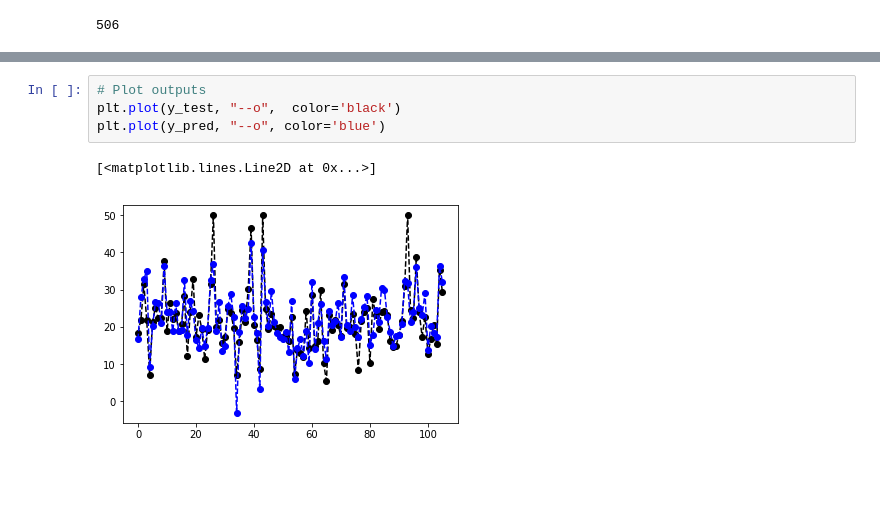
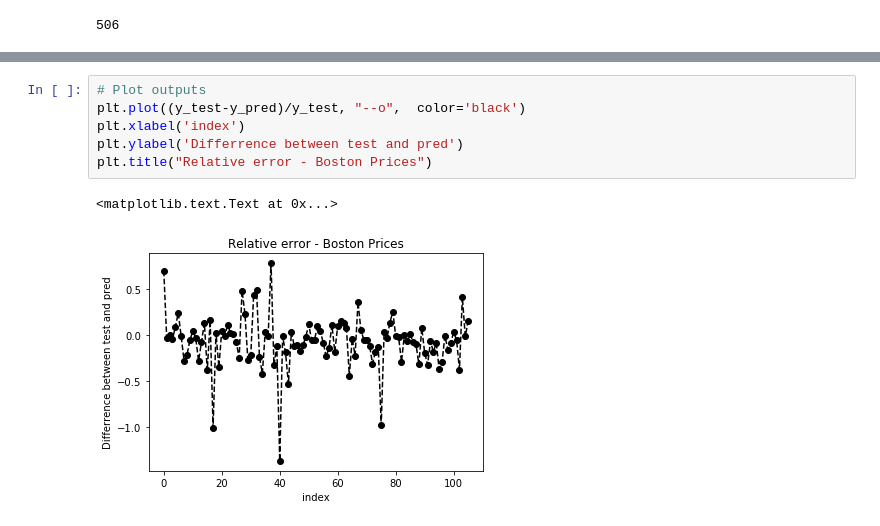
Before and after one commit to uriargaman1/myNewProject, a Jupyter notebook: LearningPandasNotebook.ipynb, the cells around one changed output, grey strips where cells are left out. Drawn from its saved outputs; the diff is of its cells as text; blank space fills up the shorter version.

```diff
--- a/LearningPandasNotebook.ipynb
+++ b/LearningPandasNotebook.ipynb
@@ -336,7 +441,9 @@ Variance score: 0.71
 # %%
 # Plot outputs
-plt.plot(y_test, "--o",  color='black')
-plt.plot(y_pred, "--o", color='blue')
+plt.plot((y_test-y_pred)/y_test, "--o",  color='black')
+plt.xlabel('index')
+plt.ylabel('Differrence between test and pred')
+plt.title("Relative error - Boston Prices")
 # %% [output]
-[<matplotlib.lines.Line2D at 0x...>]
+<matplotlib.text.Text at 0x...>
-[figure, old version]
+[figure, new version]
```
Also changed, not shown: parts of 50 cells of this notebook.
